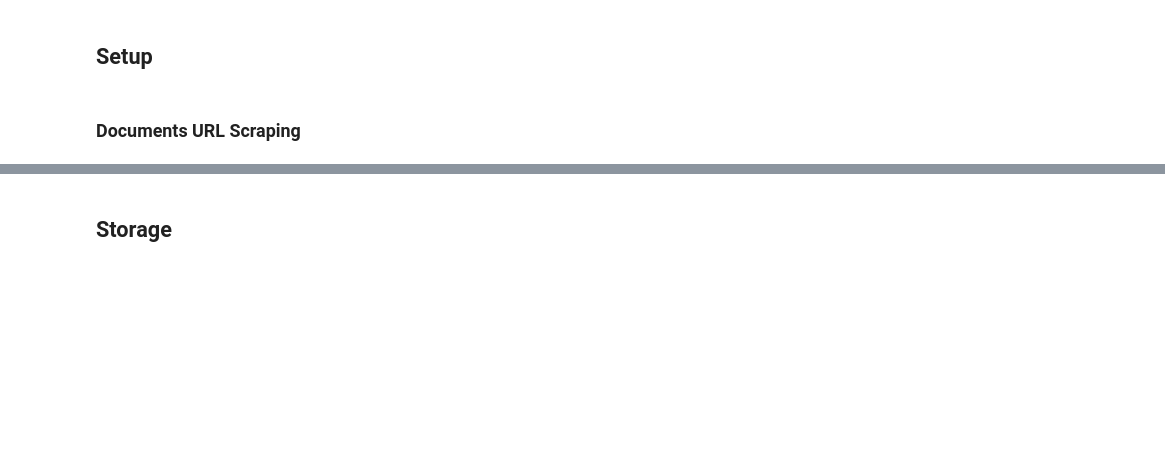
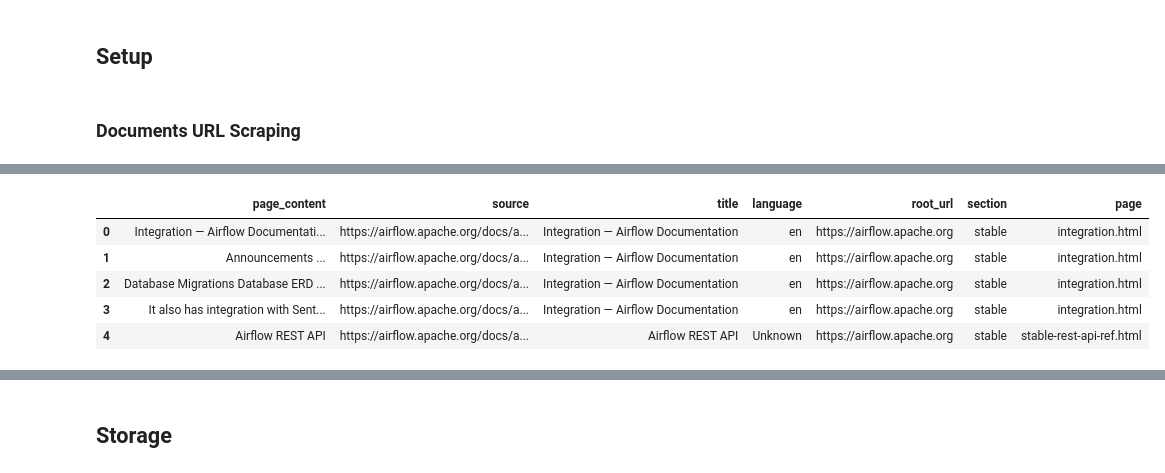
Before and after one commit to kevinknights29/Airflow_Docs_LLM_App, a Jupyter notebook: src/llm/notebooks/embeddings-db.ipynb, the cells around one changed output, grey strips where cells are left out. Saved outputs shown, nothing was run; the diff lists cells and outputs as text; code cells hidden in the pictures; blank space fills up the shorter version.

```diff
--- a/src/llm/notebooks/embeddings-db.ipynb
+++ b/src/llm/notebooks/embeddings-db.ipynb
@@ -153,3 +168,12 @@ documents_df.head()
+# %%
+documents_df.head()
+# %% [output]
+|  | page_content | source | title | language | root_url | section | page |
+| 0 | Integration — Airflow Documentati... | https://airflow.apache.org/docs/a... | Integration — Airflow Documentation | en | https://airflow.apache.org | stable | integration.html |
+| 1 | Announcements ... | https://airflow.apache.org/docs/a... | Integration — Airflow Documentation | en | https://airflow.apache.org | stable | integration.html |
+| 2 | Database Migrations Database ERD ... | https://airflow.apache.org/docs/a... | Integration — Airflow Documentation | en | https://airflow.apache.org | stable | integration.html |
+| 3 | It also has integration with Sent... | https://airflow.apache.org/docs/a... | Integration — Airflow Documentation | en | https://airflow.apache.org | stable | integration.html |
+| 4 | Airflow REST API | https://airflow.apache.org/docs/a... | Airflow REST API | Unknown | https://airflow.apache.org | stable | stable-rest-api-ref.html |
 # %%
 documents_df.isnull().sum()
 # %% [output]
```
Also changed, not shown: parts of 13 cells of this notebook.
